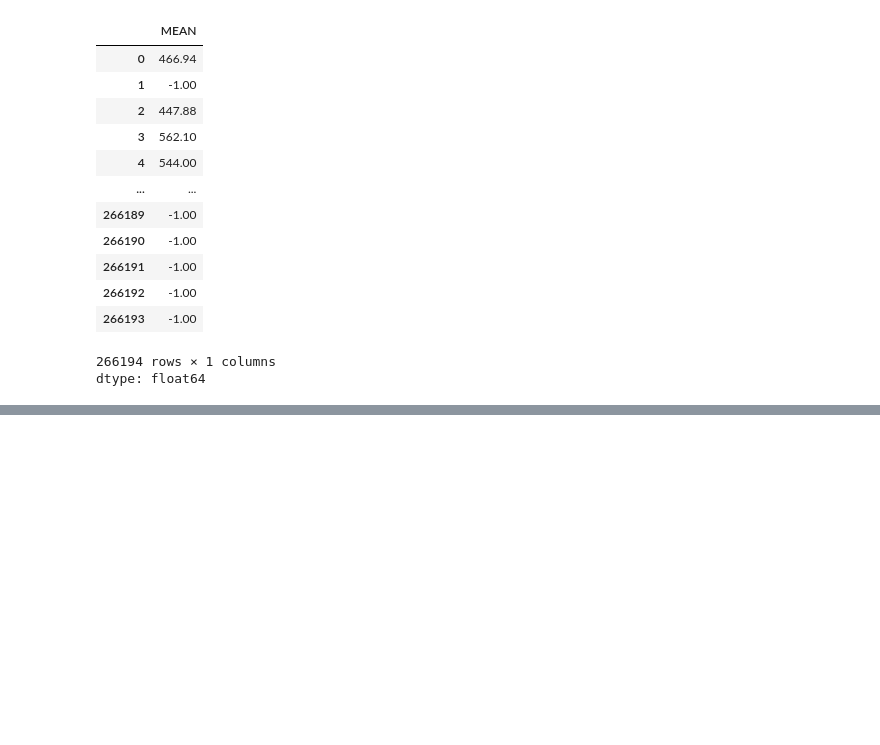
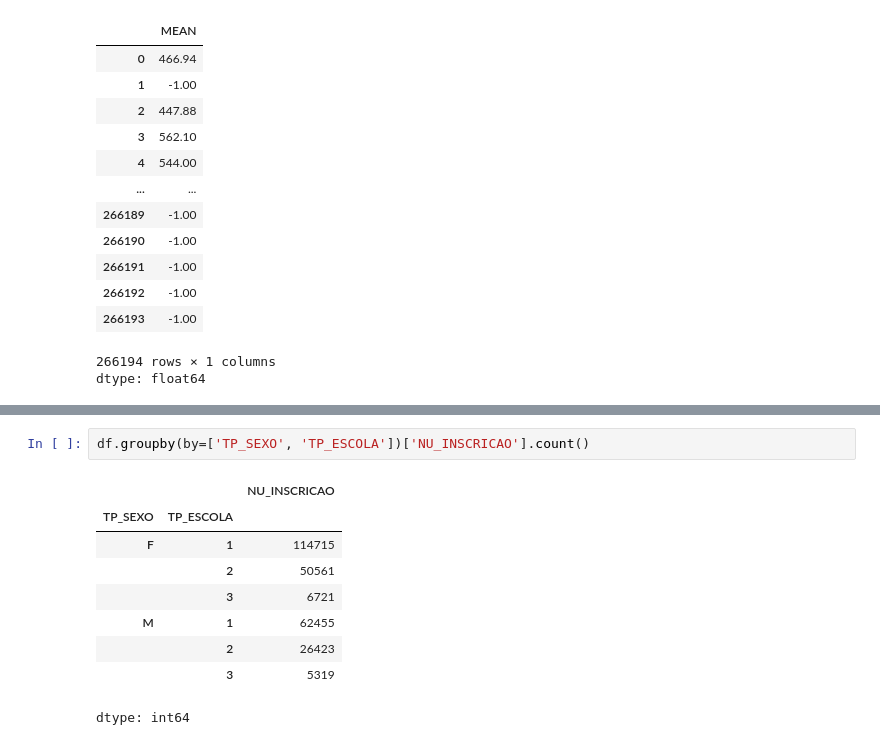
Before and after one commit to leandroclv/python_analise_dados_udemy, a Jupyter notebook: analise_de_dados.ipynb, the cells around one changed output, grey strips where cells are left out. Saved outputs shown, nothing was run; the diff lists cells and outputs as text; blank space fills up the shorter version.

```diff
--- a/analise_de_dados.ipynb
+++ b/analise_de_dados.ipynb
@@ -1112,0 +1130,12 @@ dtype: float64
+# %%
+df.groupby(by=['TP_SEXO', 'TP_ESCOLA'])['NU_INSCRICAO'].count()
+# %% [output]
+|  |  | NU_INSCRICAO |
+| TP_SEXO | TP_ESCOLA |  |
+| F | 1 | 114715 |
+|  | 2 | 50561 |
+|  | 3 | 6721 |
+| M | 1 | 62455 |
+|  | 2 | 26423 |
+|  | 3 | 5319 |
+dtype: int64
```
Also changed, not shown: parts of 14 cells of this notebook.
